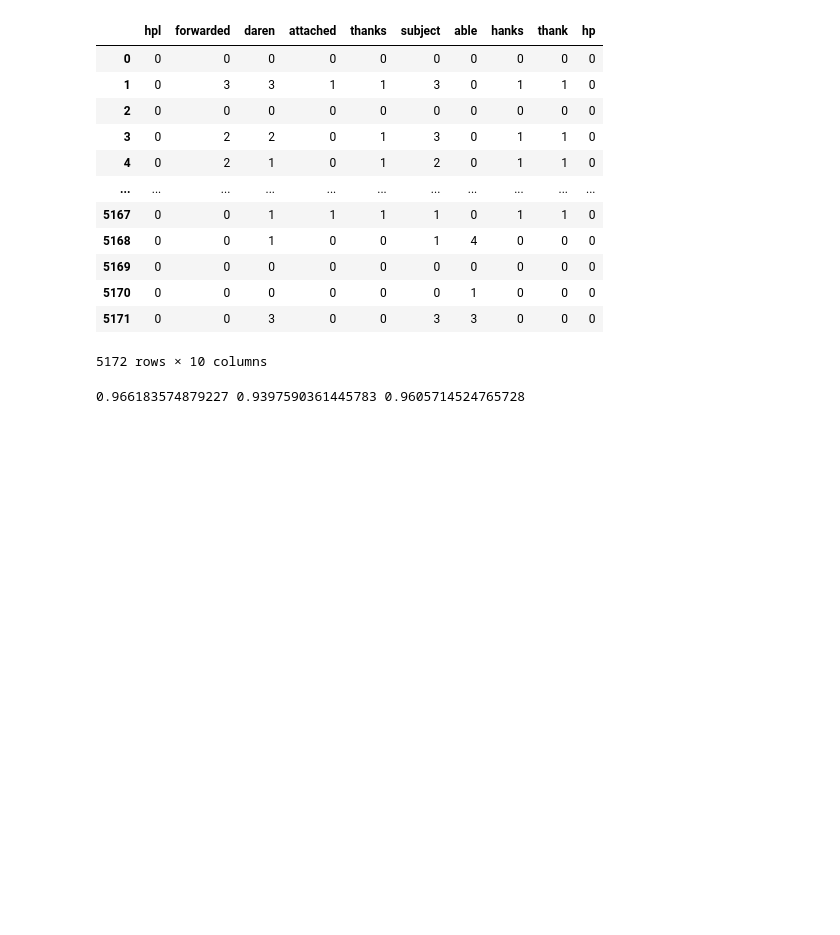
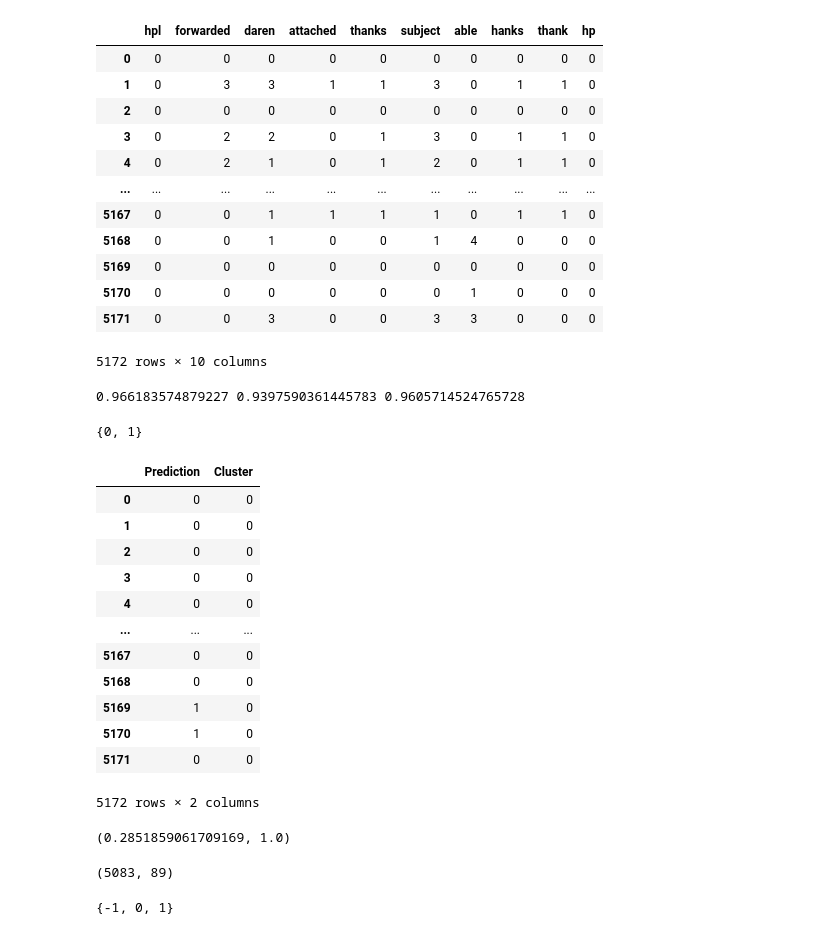
Before and after one commit to BKamol/Someone-s-hw, a Jupyter notebook: EmailClassification.ipynb, the cells around one changed output. Cells and saved outputs as stored; diff of their text form; code cells hidden in the pictures; blank space fills up the shorter version.

Commit message:
clustering added

```diff
--- a/EmailClassification.ipynb
+++ b/EmailClassification.ipynb
@@ -313,3 +353,40 @@ y_pred = best_model.predict(X_test)
 print(accuracy_score(y_pred, y_test), f1_score(y_pred, y_test), roc_auc_score(y_pred, y_test))
 # %% [output]
 0.966183574879227 0.9397590361445783 0.9605714524765728
+# %%
+clusterer = AgglomerativeClustering(n_clusters=2).fit(X_scaled)
+set(clusterer.labels_)
+# %% [output]
+{0, 1}
+# %%
+y_and_clusters = pd.concat([y, pd.Series(clusterer.labels_, name='Cluster')], axis=1)
+y_and_clusters
+# %% [output]
+|  | Prediction | Cluster |
+| 0 | 0 | 0 |
+| 1 | 0 | 0 |
+| 2 | 0 | 0 |
+| 3 | 0 | 0 |
+| 4 | 0 | 0 |
+| ... | ... | ... |
+| 5167 | 0 | 0 |
+| 5168 | 0 | 0 |
+| 5169 | 1 | 0 |
+| 5170 | 1 | 0 |
+| 5171 | 0 | 0 |
+5172 rows × 2 columns
+# %%
+cond0 = (y_and_clusters['Cluster'] == 0) & (y_and_clusters['Prediction'] == 1)
+cond1 = (y_and_clusters['Cluster'] == 1) & (y_and_clusters['Prediction'] == 1)
+y_and_clusters[cond0].shape[0]/y_and_clusters[y_and_clusters['Cluster'] == 0].shape[0], y_and_clusters[cond1].shape[0]/y_and_clusters[y_and_clusters['Cluster'] == 1].shape[0]
+# %% [output]
+(0.2851859061709169, 1.0)
+# %%
+y_and_clusters[y_and_clusters['Cluster'] == 0].shape[0], y_and_clusters[y_and_clusters['Cluster'] == 1].shape[0]
+# %% [output]
+(5083, 89)
+# %%
+clusterer = DBSCAN(eps=4).fit(X_scaled)
+set(clusterer.labels_)
+# %% [output]
+{-1, 0, 1}
```
Also changed, not shown: parts of 9 cells of this notebook.
